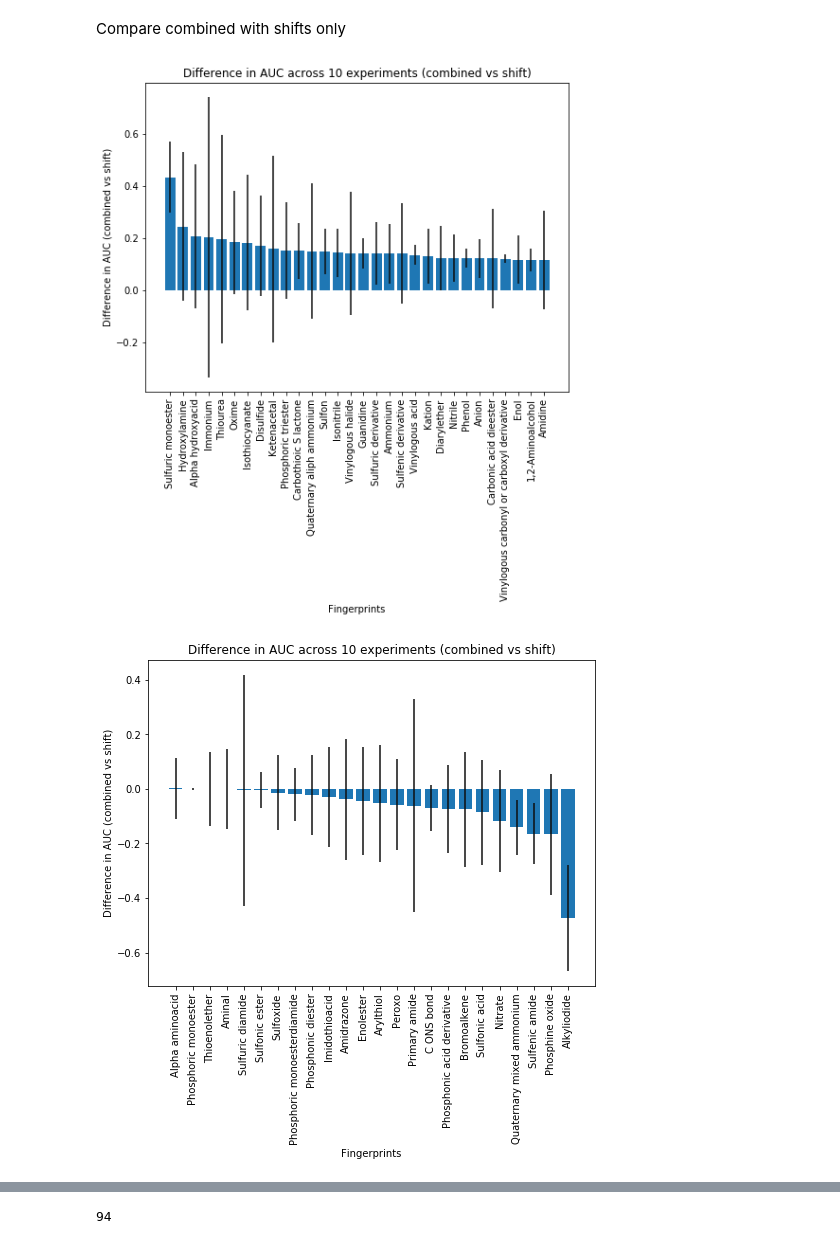
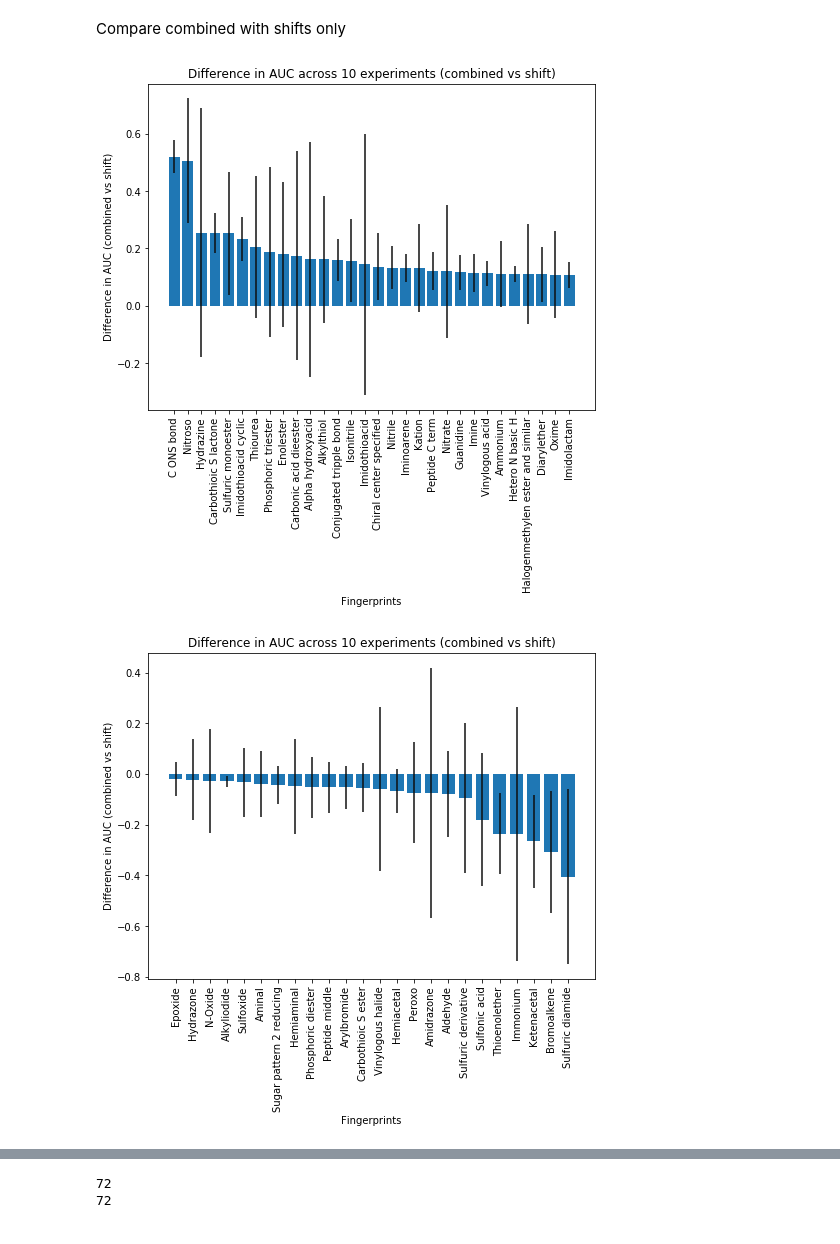
Before and after one commit to sdrogers/nnpredict, a Jupyter notebook: Code/Python/Shifts_vs_NoShifts_2.ipynb, the cells around one changed output, grey strips where cells are left out. Cells and saved outputs as stored; diff of their text form; code cells hidden in the pictures.

Commit message:
remove fingerprints that has < 10 occurences

```diff
--- a/Code/Python/Shifts_vs_NoShifts_2.ipynb
+++ b/Code/Python/Shifts_vs_NoShifts_2.ipynb
@@ -218,9 +225,9 @@ def train_fragments_and_shifts_diff_splits(path, iteration_index):
 spec_path = "G:\\Dev\\Data\\1000\\GNPS Python Master\\Final Data.txt"
 fingerprints_path = "G:\\Dev\\Data\\1000\\GNPS Python Master\\Final Fingerprints.txt"
 fingerprints_names_path = "G:\\Dev\\Data\\1000\\GNPS Python Master\\Fingerprint Legend.txt"
-path = "G:\\Dev\\Data\\Shift vs No Shifts Experiments (fingerprints)\\"
+path = "G:\\Dev\\Data\\Shift vs No Shifts Experiments (fingerprints) 2\\"
 # %%
-for i in range(1,10):
+for i in range(2,10):
     print(i)
     train, train_fingerprints, validate, validate_fingerprints, test, test_fingerprints = generate_dataset(spec_path, fingerprints_path)
     train_fragments_diff_splits(path, i)
@@ -255,5 +248,26 @@ def adjust_p_values(pvalues):
+# %%
+def benjamini_fdr(pvalues):
+    num_tests = len(pvalues)
+    pvalues.sort() # Arrange from smallest to highest
+    rank = range(1, num_tests+1)
+    pvalues_with_rank = [(pvalue, rank[index]) for index, pvalue in enumerate(pvalues)]
+    new_values = []
+
+    for pvalue, rank in pvalues_with_rank:
+        critical_value = (rank / num_tests) * 0.05 # fdr of 0.05 is used
+        new_values.append((pvalue, rank, critical_value))
+
+    max_pvalue_less_than_crit = 0.0
+    max_pvalue_less_than_crit_rank = 0
+
+    for pvalue, rank, critical_value in new_values:
+        if pvalue > max_pvalue_less_than_crit and pvalue < critical_value:
+            max_pvalue_less_than_crit = pvalue
+            max_pvalue_less_than_crit_rank = rank
+
+    return new_values, max_pvalue_less_than_crit_rank
 # %%
-path = "G:\\Dev\\Data\\Shift vs No Shifts Experiments (fingerprints)\\"
+path = "G:\\Dev\\Data\\Shift vs No Shifts Experiments (fingerprints) 2\\"
 
 shift_only_filenames = [file[:-4][:5] for file in os.listdir(path) if file.endswith("shifts_only_aucs.csv")]
 fragment_only_filenames = [file[:-4][:5] for file in os.listdir(path) if file.endswith("fragments_only_aucs.csv")]
@@ -538,32 +548,32 @@ std_err = [fingerprint[2] for fingerprint in differences]
 # %%
 error_config = {'ecolor': '0.05'}
 plt.rcParams['figure.figsize'] = (8,6)
 
 plt.title("Difference in AUC across 10 experiments (combined vs shift)")
 plt.bar(fingerprints[:30], score_differences[:30], align='center', yerr=std_err[:30], error_kw=error_config)
 plt.xticks(rotation=90)
 plt.xlabel("Fingerprints")
 plt.ylabel("Difference in AUC (combined vs shift)")
 plt.show()
 
 plt.title("Difference in AUC across 10 experiments (combined vs shift)")
 plt.bar(fingerprints[150:], score_differences[150:], align='center', yerr=std_err[150:], error_kw=error_config)
 plt.xticks(rotation=90),
 plt.xlabel("Fingerprints")
 plt.ylabel("Difference in AUC (combined vs shift)")
 plt.show()
 
 plt.title("Z scores across 10 experiments (combined vs shift)")
 plt.bar(z_fingerprints[:15], z_scores[:15], align='center')
 plt.xticks(rotation=90)
 plt.xlabel("Fingerprints")
 plt.ylabel("Z scores (combined vs shift)")
 plt.show()
 
 pvalues = [pvalue for pvalue in pvalues if not math.isnan(pvalue)] # remove the ones that are not able to predict for both
-adjusted_pvalues = adjust_p_values(pvalues)
-
-print(len([pvalue for pvalue in adjusted_pvalues if pvalue < 0.05]))
+ranked_pvalues_with_critical_value, max_pvalue_less_than_crit_rank = benjamini_fdr(pvalues)
+stat_significant_results = ranked_pvalues_with_critical_value[:max_pvalue_less_than_crit_rank]
+print(max_pvalue_less_than_crit_rank -1)
 # %% [output]
-[figure, old version]
+[figure, new version]
-[figure, old version]
+[figure, new version]
@@ -571 +581,2 @@ print(len([pvalue for pvalue in adjusted_pvalues if pvalue < 0.05]))
-94
+72
+72
```
Also changed, not shown: parts of 9 cells of this notebook.
